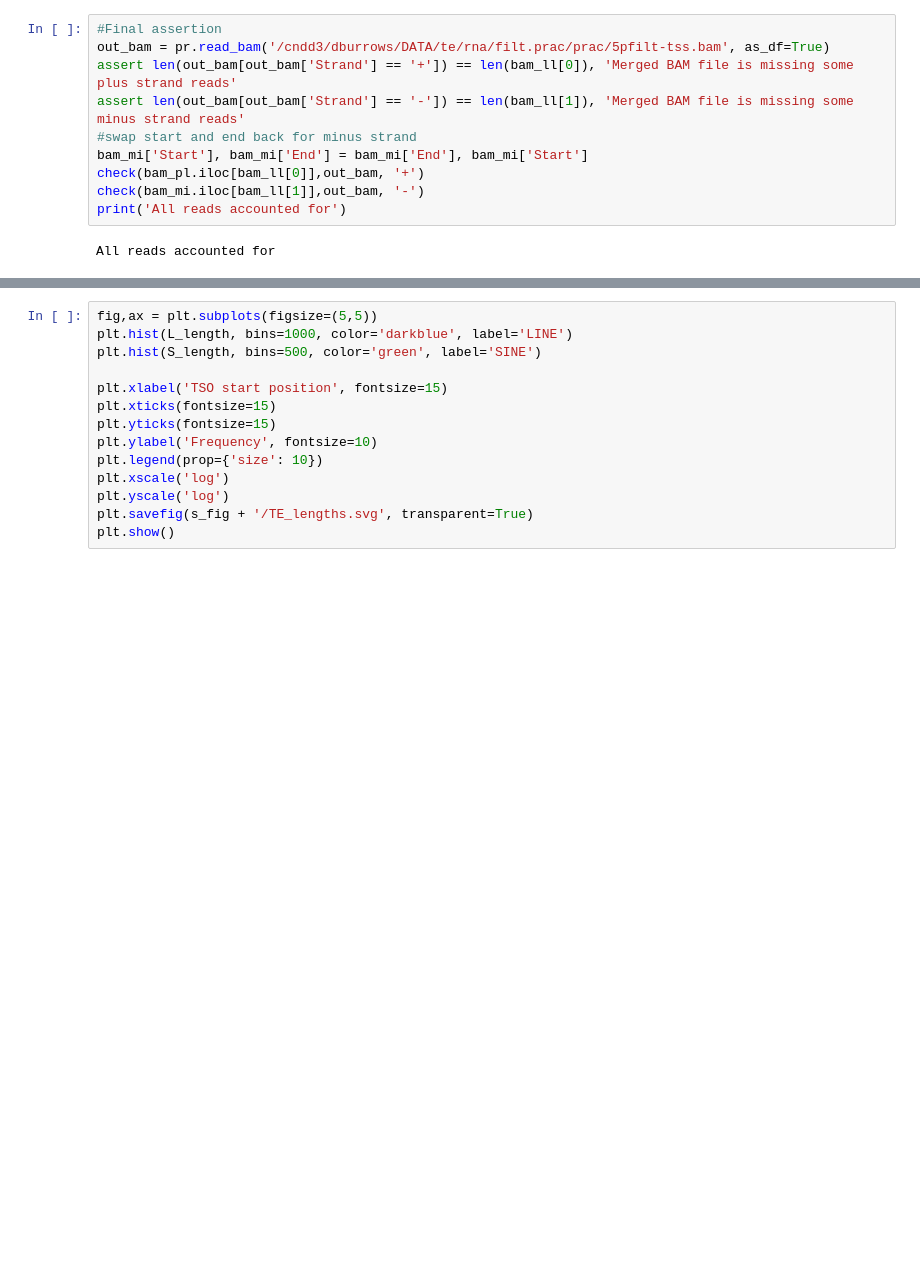
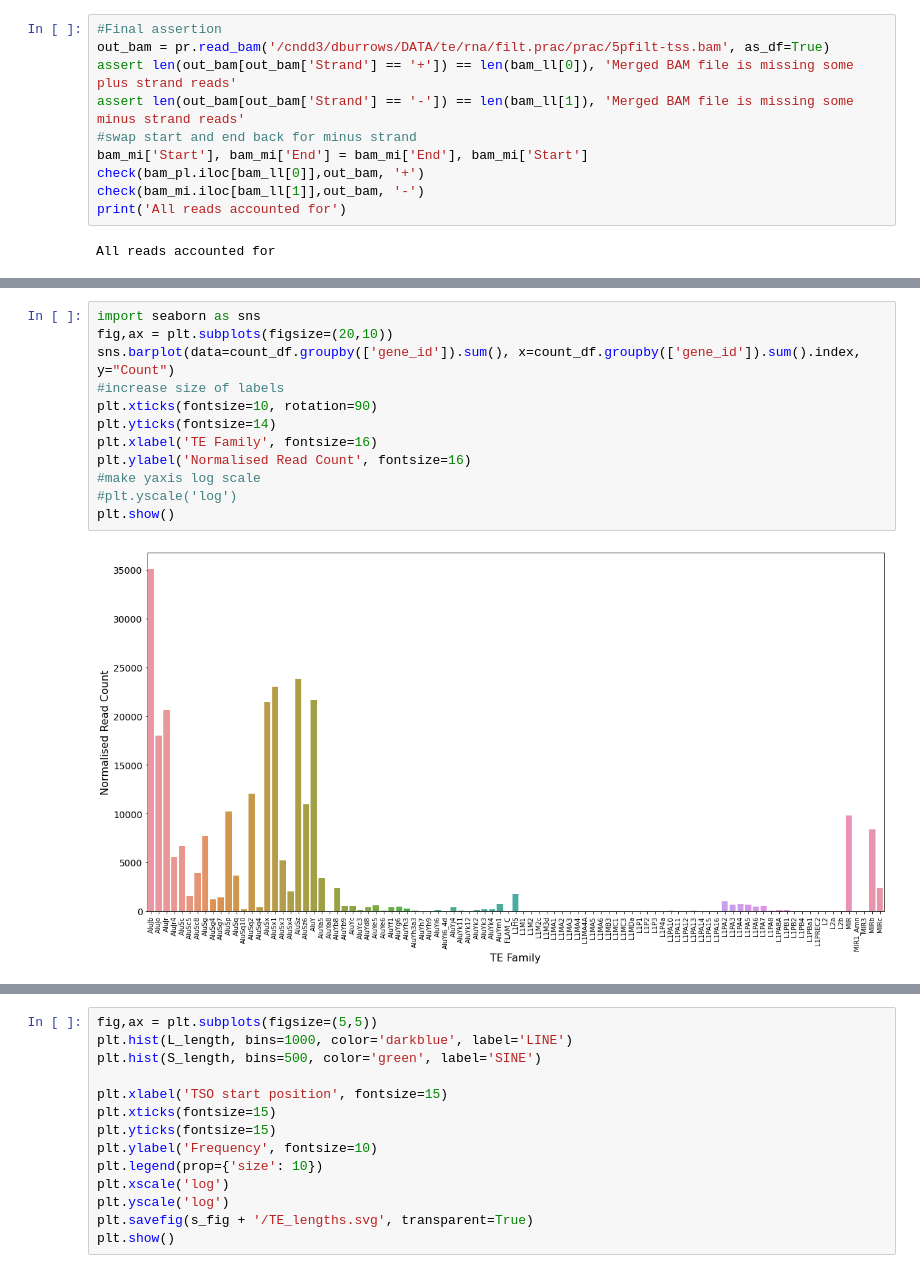
Before and after one commit to dmnburrows/line1_ageing, a Jupyter notebook: te_rna.ipynb, the cells around one changed output, grey strips where cells are left out. Saved outputs shown, nothing was run; the diff lists cells and outputs as text; blank space fills up the shorter version.

```diff
--- a/te_rna.ipynb
+++ b/te_rna.ipynb
@@ -569,0 +625,14 @@ All reads accounted for
+# %%
+import seaborn as sns
+fig,ax = plt.subplots(figsize=(20,10))
+sns.barplot(data=count_df.groupby(['gene_id']).sum(), x=count_df.groupby(['gene_id']).sum().index, y="Count")
+#increase size of labels
+plt.xticks(fontsize=10, rotation=90)
+plt.yticks(fontsize=14)
+plt.xlabel('TE Family', fontsize=16)
+plt.ylabel('Normalised Read Count', fontsize=16)
+#make yaxis log scale
+#plt.yscale('log')
+plt.show()
+# %% [output]
+[figure, added]
```
Also changed, not shown: parts of 11 cells of this notebook, 3 other files.
